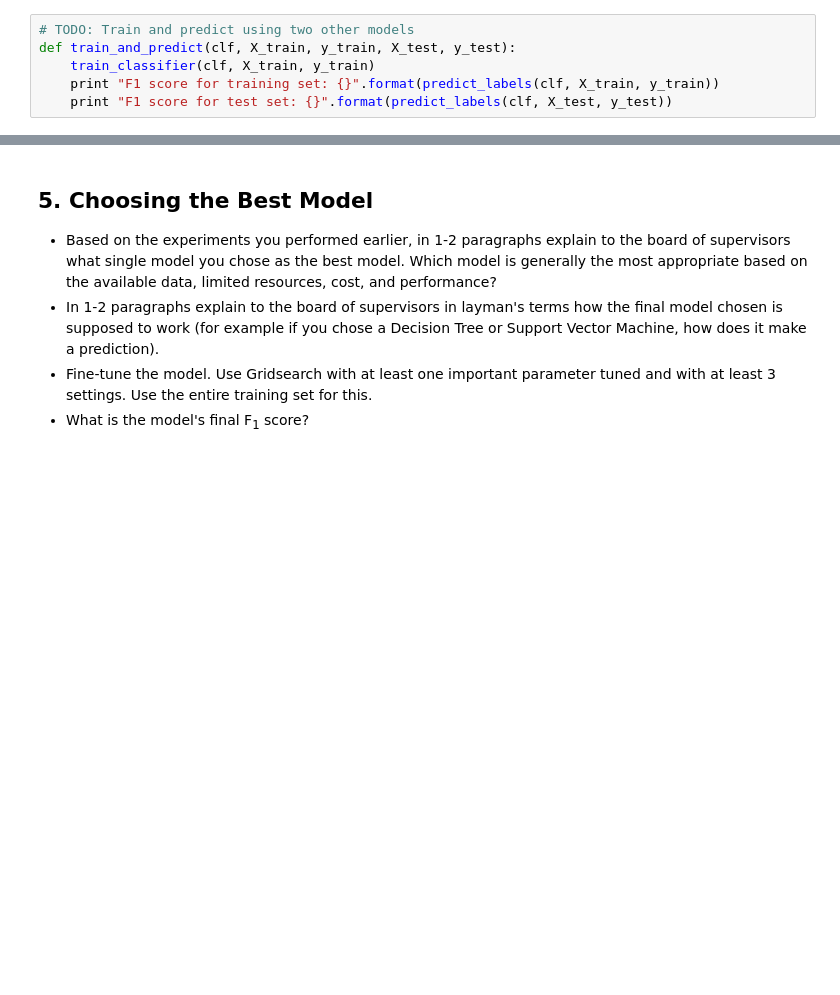
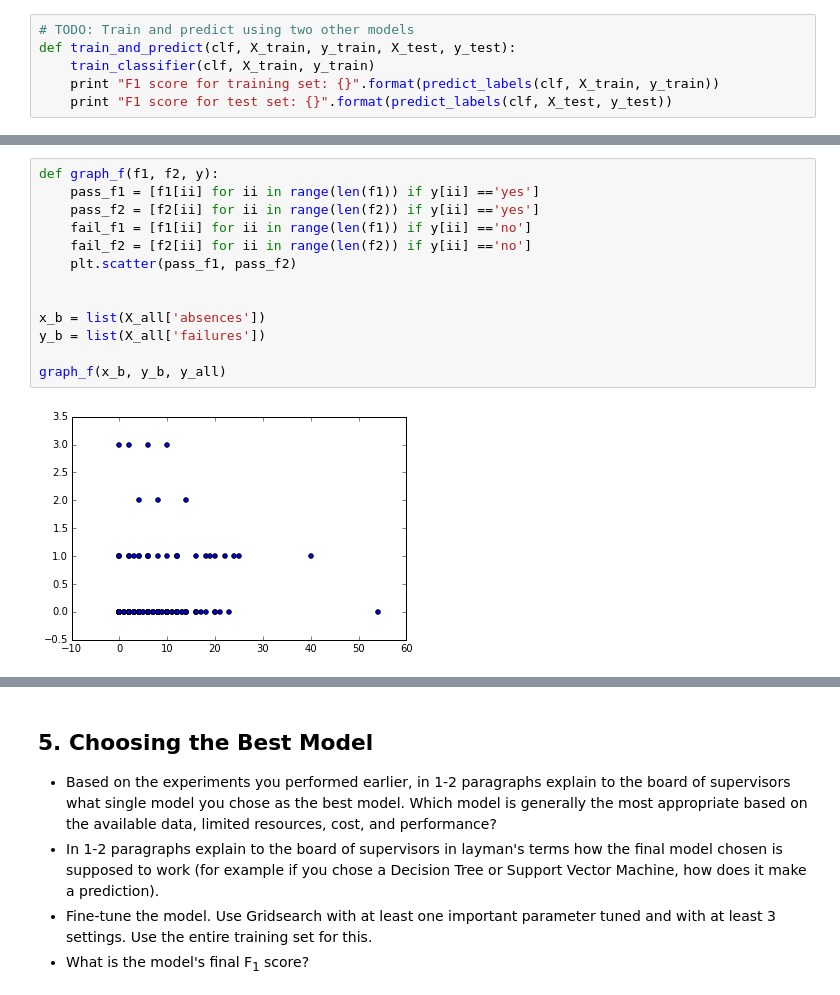
Before and after one commit to samoretc/Student_Intervention, a Jupyter notebook: student_intervention.ipynb, the cells around one changed output, grey strips where cells are left out. Drawn from its saved outputs; the diff is of its cells as text; blank space fills up the shorter version.

```diff
--- a/student_intervention.ipynb
+++ b/student_intervention.ipynb
@@ -295,3 +311,18 @@ F1 score for test set: 0.758620689655
+# %%
+def graph_f(f1, f2, y):
+    pass_f1 = [f1[ii] for ii in range(len(f1)) if y[ii] =='yes']
+    pass_f2 = [f2[ii] for ii in range(len(f2)) if y[ii] =='yes']
+    fail_f1 = [f1[ii] for ii in range(len(f1)) if y[ii] =='no']
+    fail_f2 = [f2[ii] for ii in range(len(f2)) if y[ii] =='no']
+    plt.scatter(pass_f1, pass_f2)
+
+
+x_b = list(X_all['absences'])
+y_b = list(X_all['failures'])
+
+graph_f(x_b, y_b, y_all)
+# %% [output]
+[figure, added]
 # %%
 
 
```
Also changed, not shown: parts of 6 cells of this notebook.
